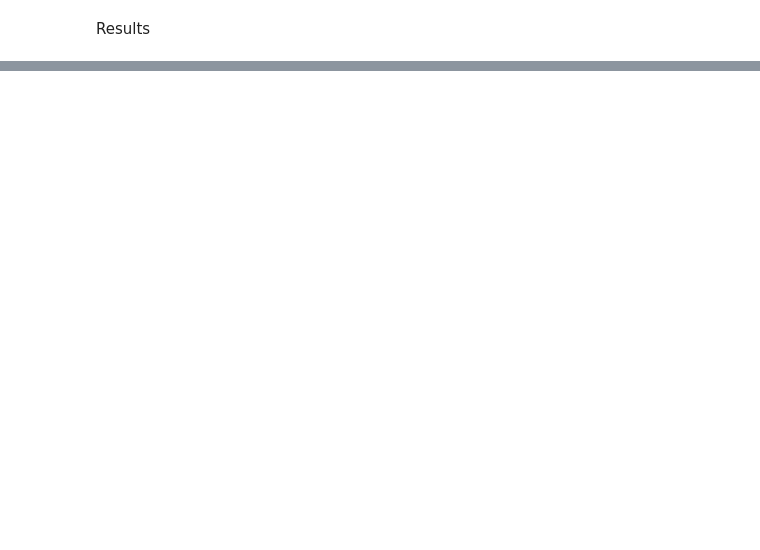
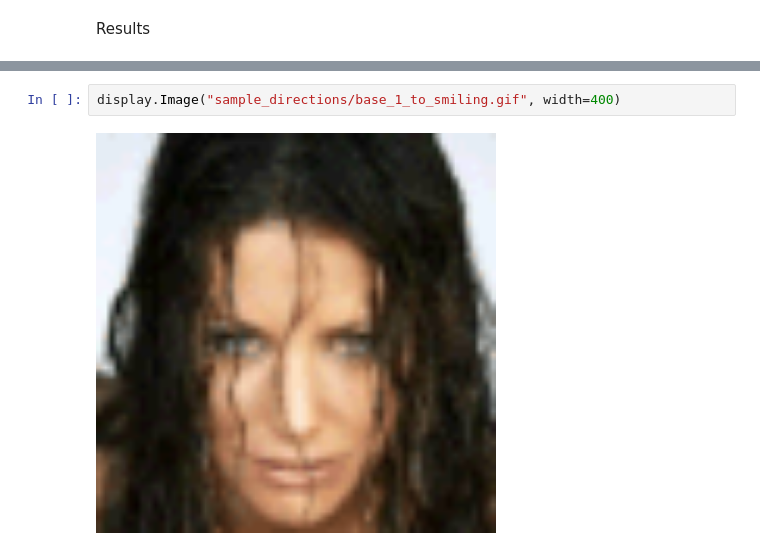
Before and after one commit to Natifick/Glow-ing-Bayes, a Jupyter notebook: Glow.ipynb, the cells around one changed output, grey strips where cells are left out. Cells and saved outputs as stored; diff of their text form; blank space fills up the shorter version.

```diff
--- a/Glow.ipynb
+++ b/Glow.ipynb
@@ -753,0 +777,4 @@ display.Image("sample_directions/base_1.gif")
+# %%
+display.Image("sample_directions/base_1_to_smiling.gif", width=400)
+# %% [output]
+[figure, added]
```
Also changed, not shown: parts of 8 cells of this notebook, 5 other files.
